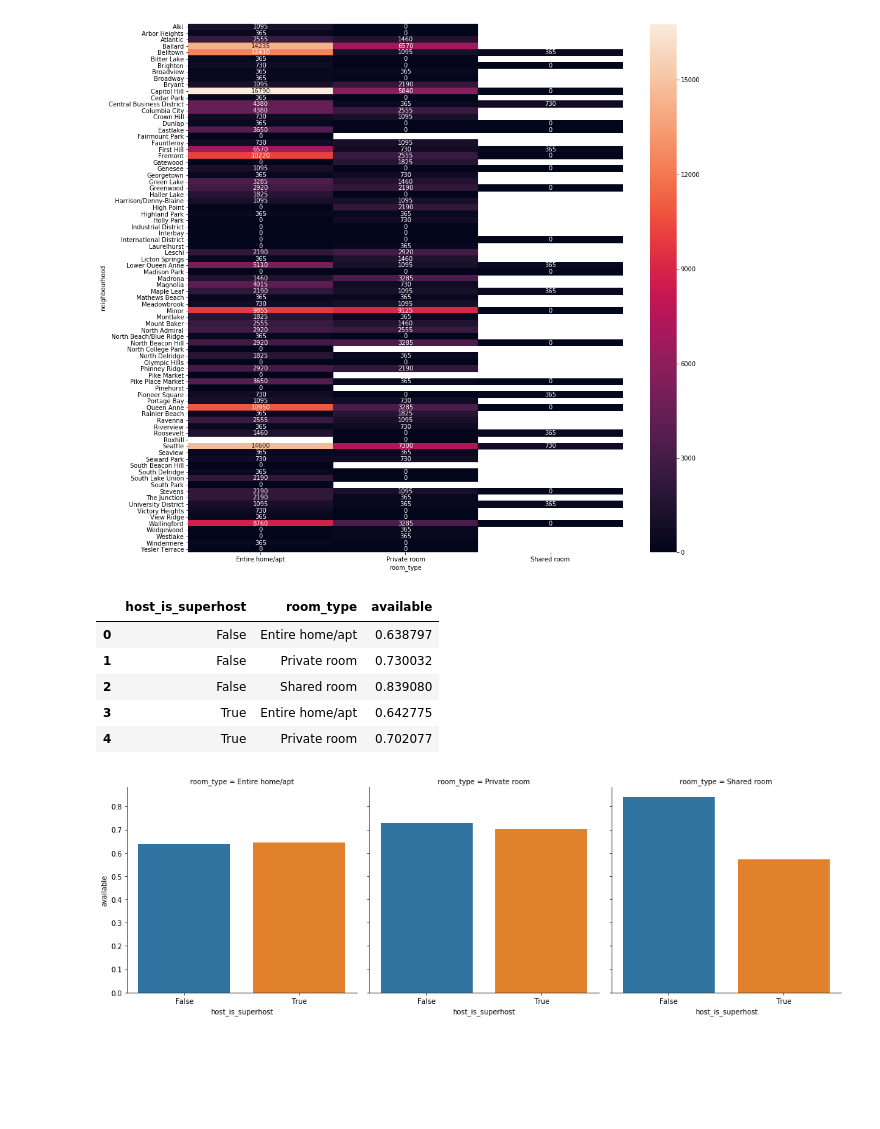
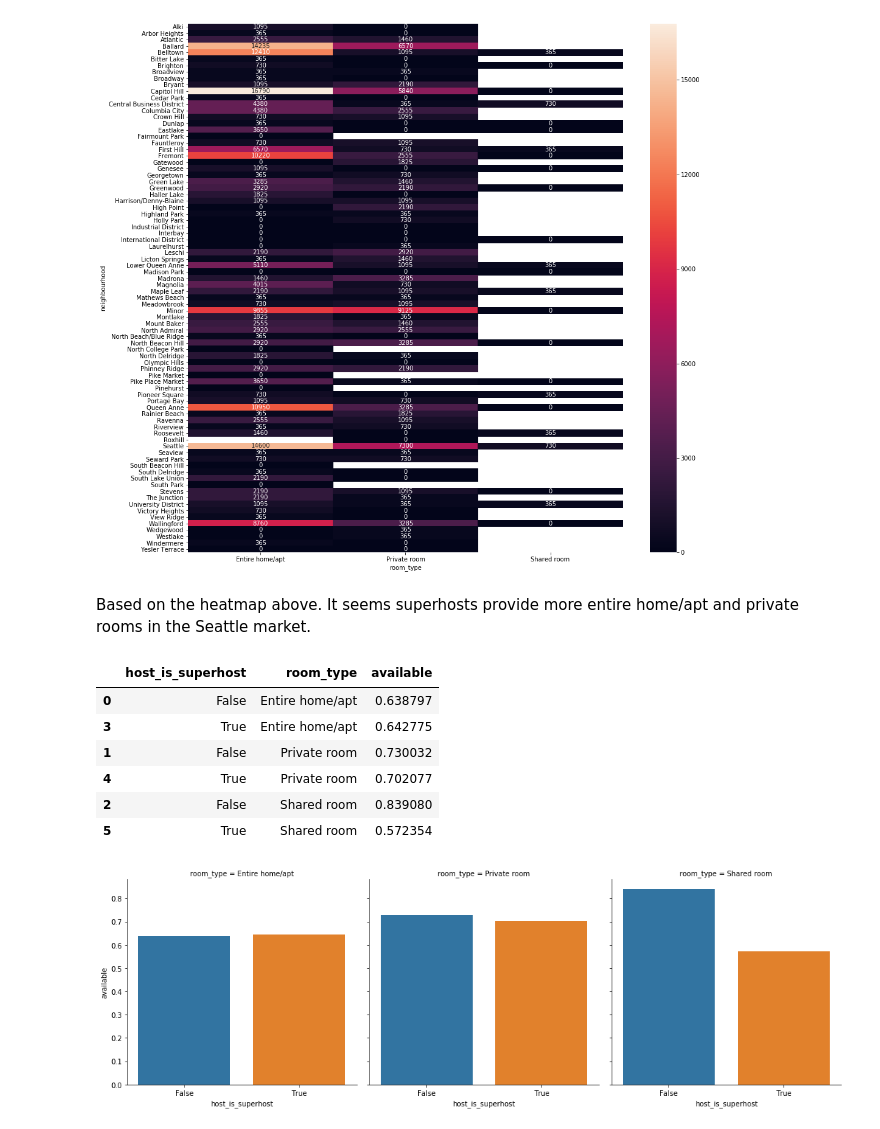
Before and after one commit to Mendy5/Udacity_Data_Scientist_Projects, a Jupyter notebook: P1_Writing_a_Data_Scientist_Blog_Post/Seattle_AirBnB_Data_Analysis_v2.0.ipynb, the cells around one changed output. Drawn from its saved outputs; the diff is of its cells as text; code cells hidden in the pictures; blank space fills up the shorter version.

Commit message:
additional data exploratory analysis 1. availbility by room type 2. price by room type

```diff
--- a/P1_Writing_a_Data_Scientist_Blog_Post/Seattle_AirBnB_Data_Analysis_v2.0.ipynb
+++ b/P1_Writing_a_Data_Scientist_Blog_Post/Seattle_AirBnB_Data_Analysis_v2.0.ipynb
@@ -361,18 +355,21 @@ sns.heatmap(listing_calendar_superhost_avail_df_v3, annot=True, fmt=".0f")
 # %% [output]
 <matplotlib.axes._subplots.AxesSubplot at 0x...>
 [figure]
+# %% [markdown]
+Based on the heatmap above. It seems superhosts provide more entire home/apt and private rooms in the Seattle market.
 # %%
 listing_calendar_superhost_avail_gb_v4 = ['host_is_superhost', 'room_type']
 listing_calendar_superhost_avail_agg_v4 = {'available':'mean'}
 listing_calendar_superhost_avail_df_v4 = groupby_agg(listing_calendar_df, listing_calendar_superhost_avail_gb_v4, listing_calendar_superhost_avail_agg_v4)
-listing_calendar_superhost_avail_df_v4.head()
+listing_calendar_superhost_avail_df_v4.sort_values('room_type')
 # %% [output]
 |  | host_is_superhost | room_type | available |
 | 0 | False | Entire home/apt | 0.638797 |
+| 3 | True | Entire home/apt | 0.642775 |
 | 1 | False | Private room | 0.730032 |
+| 4 | True | Private room | 0.702077 |
 | 2 | False | Shared room | 0.839080 |
-| 3 | True | Entire home/apt | 0.642775 |
-| 4 | True | Private room | 0.702077 |
+| 5 | True | Shared room | 0.572354 |
 # %%
 g = sns.catplot(x = 'host_is_superhost', y = 'available', data = listing_calendar_superhost_avail_df_v4, kind = 'bar', col = 'room_type')
 # %% [output]
```
Also changed, not shown: parts of 23 cells of this notebook.
